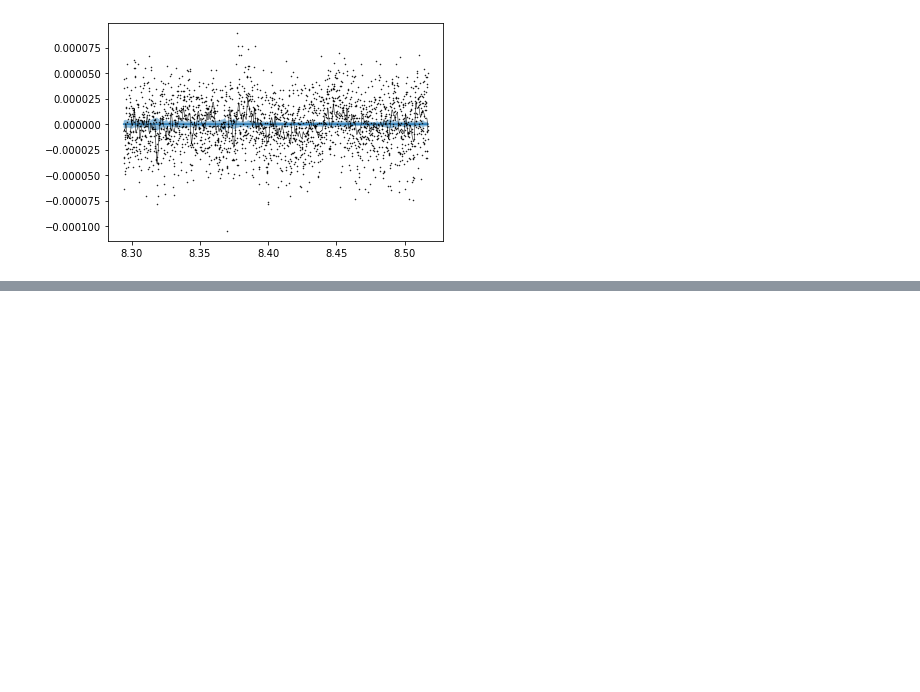
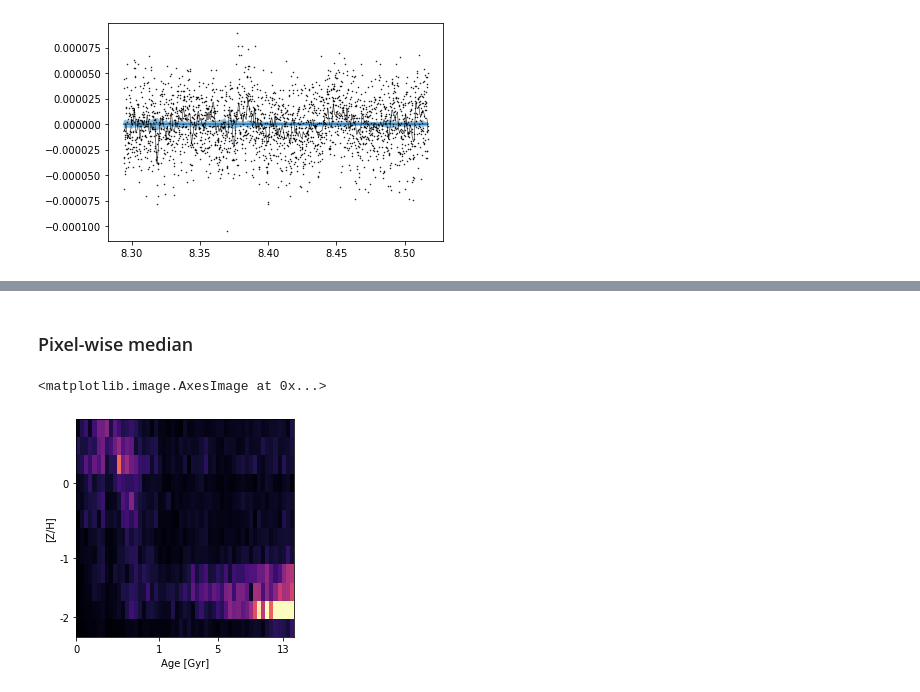
Before and after one commit to prashjet/uq4pk, a Jupyter notebook: mcmc/svd_mcmc_explanation.ipynb, the cells around one changed output, grey strips where cells are left out. Drawn from its saved outputs; the diff is of its cells as text; code cells hidden in the pictures; blank space fills up the shorter version.

```diff
--- a/mcmc/svd_mcmc_explanation.ipynb
+++ b/mcmc/svd_mcmc_explanation.ipynb
@@ -550,0 +569,7 @@ And how to choose $q$? (Solution: it's always 15 :P. Alternatively, some sort of
+# %% [markdown]
+### Pixel-wise median
+# %%
+plotter.plot_df(view='median', clim=(0,10), lognorm=False)
+# %% [output]
+<matplotlib.image.AxesImage at 0x...>
+[figure, added]
```
Also changed, not shown: parts of 13 cells of this notebook, 2 other files.
